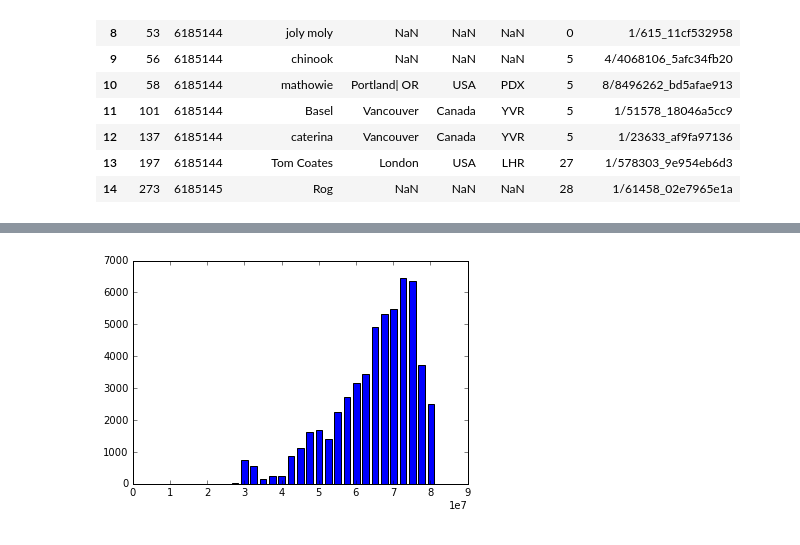
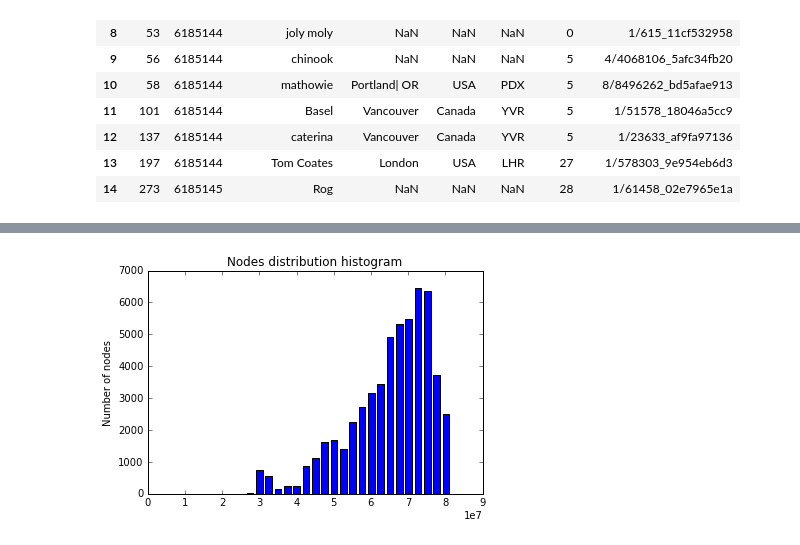
Before and after one commit to Genius-Gerund/lpp_epidemics_2016, a Jupyter notebook: Diploma.ipynb, the cells around one changed output, grey strips where cells are left out. Cells and saved outputs as stored; diff of their text form; code cells hidden in the pictures.

```diff
--- a/Diploma.ipynb
+++ b/Diploma.ipynb
@@ -87,12 +52,16 @@ Wall time: 12.9 µs
 # %%
 #Гистограмма распределения количества связей во времени
+fig = plt.figure()
+ax1 = fig.add_subplot (1,1,1)
 hist, bins = np.histogram(users_usa['Time'], bins=30)
 width = 0.7 * (bins[1] - bins[0])
 center = (bins[:-1] + bins[1:]) / 2
+ax1.set_ylabel('Number of nodes')
+ax1.set_title ('Nodes distribution histogram')
 plt.bar(center, hist, align='center', width=width)
 plt.show()
 # %% [output]
-[figure, old version]
+[figure, new version]
 # %%
 #Разбивка исходной таблицы USERS и CONTACTS на несколько подтаблиц с разным временем
 new_users = users_usa.sort('Time')
```
Also changed, not shown: parts of 51 cells of this notebook.
